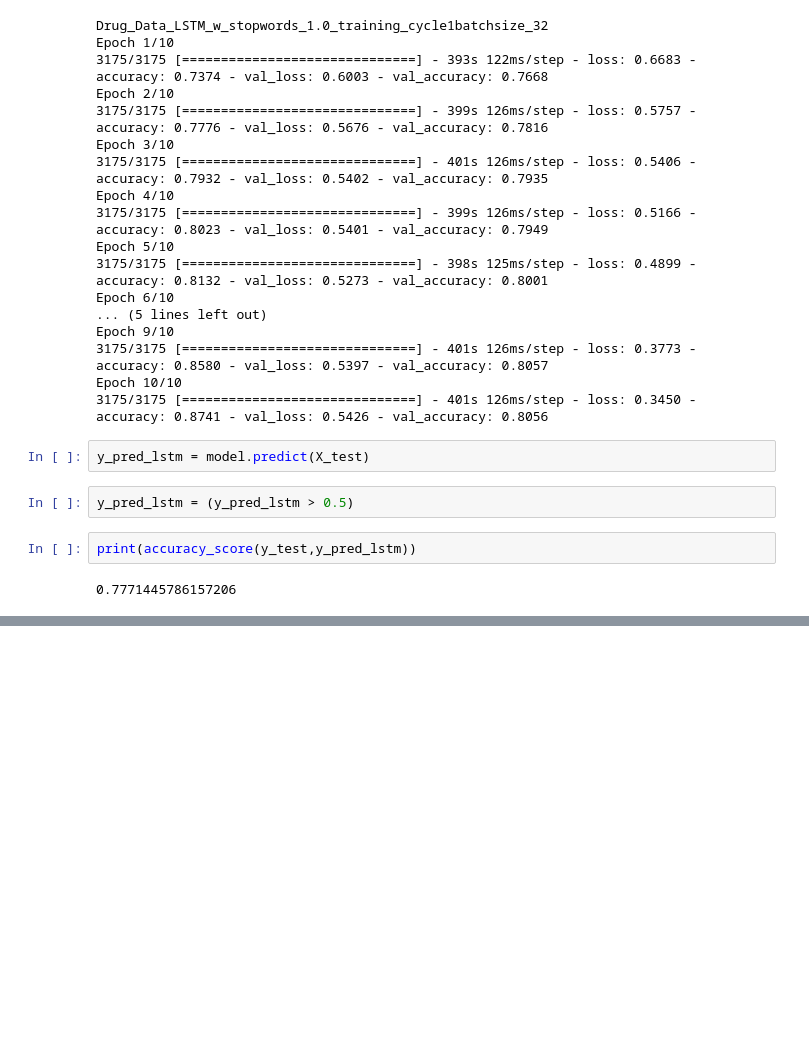
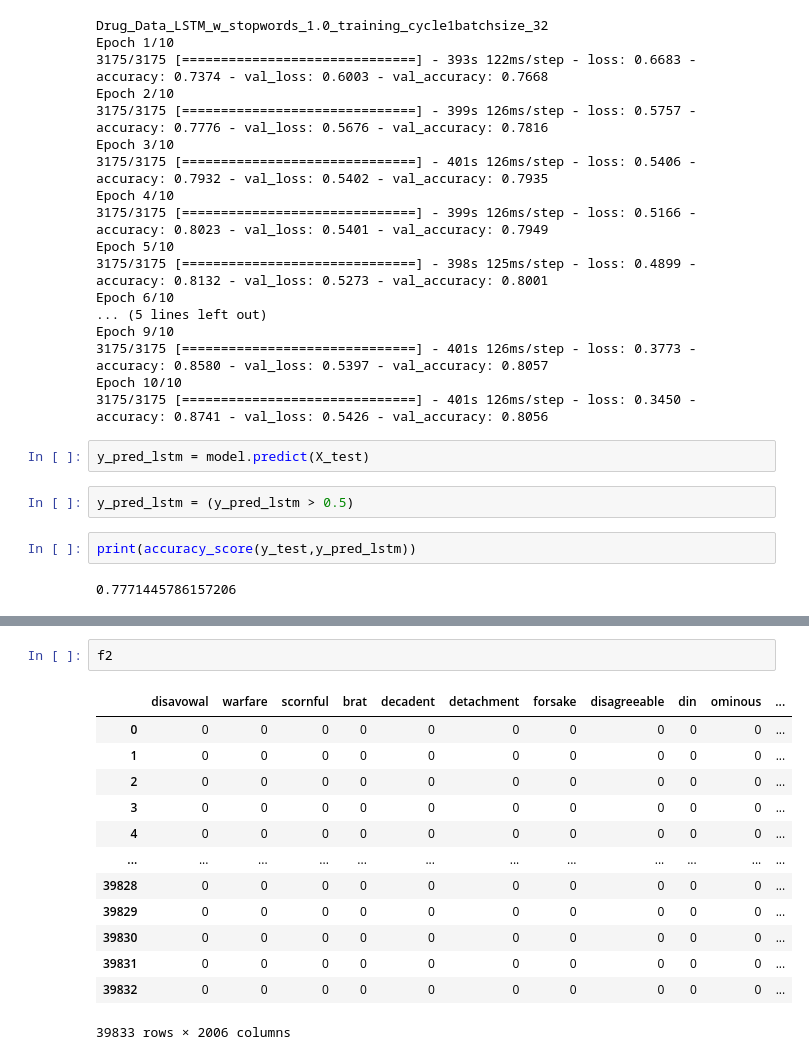
Before and after one commit to harsh-ux/Sentiment-Analysis-of-Drug-Reviews, a Jupyter notebook: Pill_Recommendation.ipynb, the cells around one changed output, grey strips where cells are left out. Saved outputs shown, nothing was run; the diff lists cells and outputs as text; blank space fills up the shorter version.

```diff
--- a/Pill_Recommendation.ipynb
+++ b/Pill_Recommendation.ipynb
@@ -1259,0 +1343,16 @@ print(accuracy_score(y_test,y_pred_lstm))
+# %%
+f2
+# %% [output]
+|  | disavowal | warfare | scornful | brat | decadent | detachment | forsake | disagreeable | din | ominous | ... |
+| 0 | 0 | 0 | 0 | 0 | 0 | 0 | 0 | 0 | 0 | 0 | ... |
+| 1 | 0 | 0 | 0 | 0 | 0 | 0 | 0 | 0 | 0 | 0 | ... |
+| 2 | 0 | 0 | 0 | 0 | 0 | 0 | 0 | 0 | 0 | 0 | ... |
+| 3 | 0 | 0 | 0 | 0 | 0 | 0 | 0 | 0 | 0 | 0 | ... |
+| 4 | 0 | 0 | 0 | 0 | 0 | 0 | 0 | 0 | 0 | 0 | ... |
+| ... | ... | ... | ... | ... | ... | ... | ... | ... | ... | ... | ... |
+| 39828 | 0 | 0 | 0 | 0 | 0 | 0 | 0 | 0 | 0 | 0 | ... |
+| 39829 | 0 | 0 | 0 | 0 | 0 | 0 | 0 | 0 | 0 | 0 | ... |
+| 39830 | 0 | 0 | 0 | 0 | 0 | 0 | 0 | 0 | 0 | 0 | ... |
+| 39831 | 0 | 0 | 0 | 0 | 0 | 0 | 0 | 0 | 0 | 0 | ... |
+| 39832 | 0 | 0 | 0 | 0 | 0 | 0 | 0 | 0 | 0 | 0 | ... |
+39833 rows × 2006 columns
```
Also changed, not shown: parts of 13 cells of this notebook.
